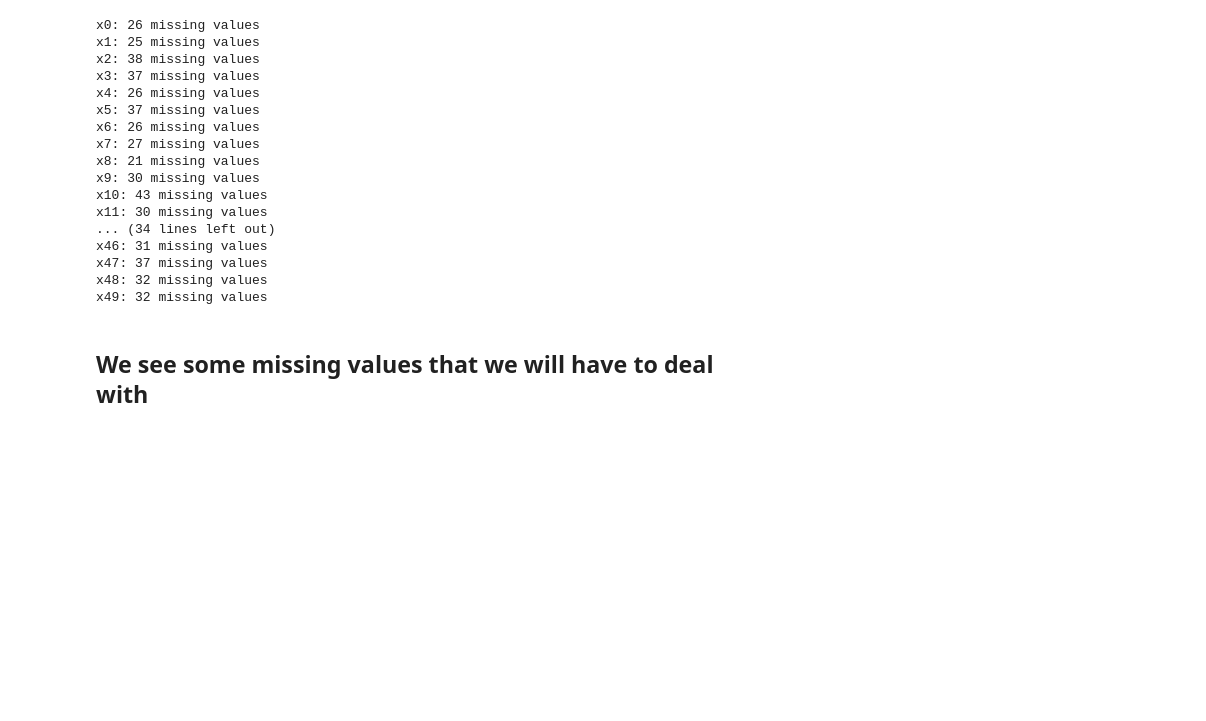
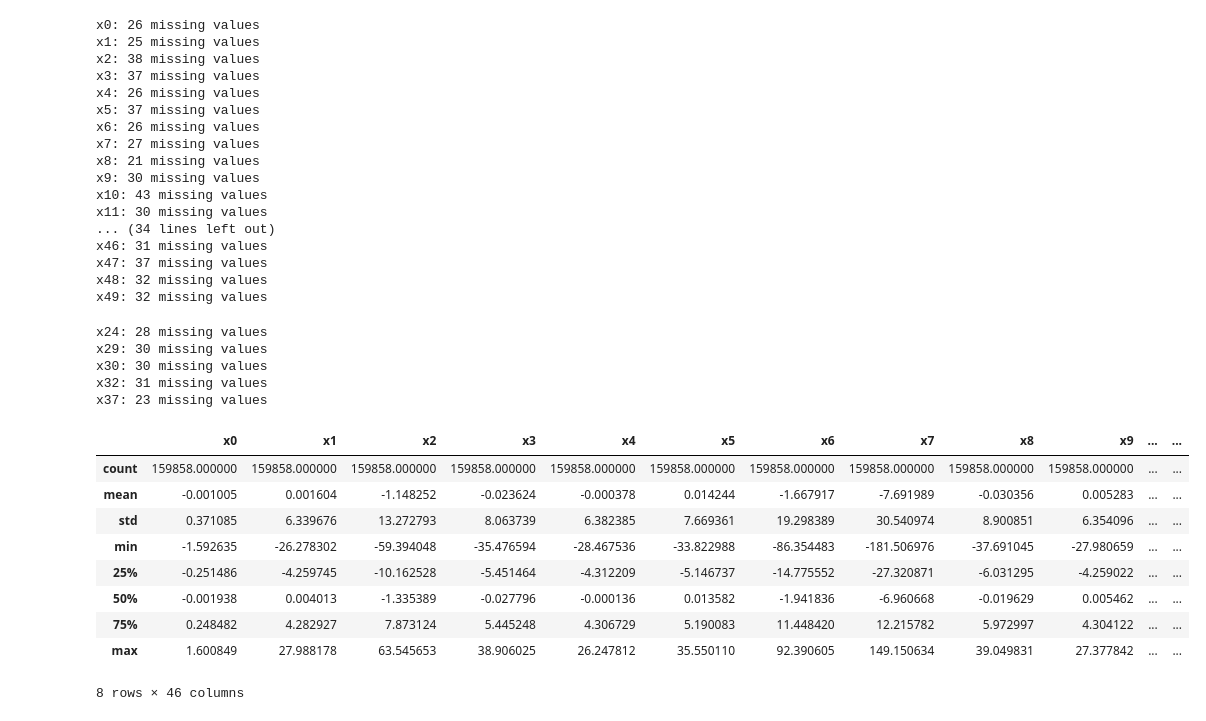
Before and after one commit to taddbackus/qtw, a Jupyter notebook: CS7/CS7.ipynb, the cells around one changed output. Saved outputs shown, nothing was run; the diff lists cells and outputs as text; code cells hidden in the pictures; blank space fills up the shorter version.

```diff
--- a/CS7/CS7.ipynb
+++ b/CS7/CS7.ipynb
@@ -76,5 +79,34 @@ x46: 31 missing values
 x47: 37 missing values
 x48: 32 missing values
 x49: 32 missing values
-# %% [markdown]
-## We see some missing values that we will have to deal with
+# %%
+float_columns = df.select_dtypes(include=['float64']).columns
+
+df[float_columns] = df[float_columns].fillna(df[float_columns].mean())
+
+missing_values = df.isnull().sum()
+
+for col in df.columns:
+    if missing_values[col] > 0:
+        print(f"{col}: {missing_values[col]} missing values")
+# %% [output]
+x24: 28 missing values
+x29: 30 missing values
+x30: 30 missing values
+x32: 31 missing values
+x37: 23 missing values
+# %%
+df_dropped = df.dropna()
+
+df_dropped.describe()
+# %% [output]
+|  | x0 | x1 | x2 | x3 | x4 | x5 | x6 | x7 | x8 | x9 | ... | ... |
+| count | 159858.000000 | 159858.000000 | 159858.000000 | 159858.000000 | 159858.000000 | 159858.000000 | 159858.000000 | 159858.000000 | 159858.000000 | 159858.000000 | ... | ... |
+| mean | -0.001005 | 0.001604 | -1.148252 | -0.023624 | -0.000378 | 0.014244 | -1.667917 | -7.691989 | -0.030356 | 0.005283 | ... | ... |
+| std | 0.371085 | 6.339676 | 13.272793 | 8.063739 | 6.382385 | 7.669361 | 19.298389 | 30.540974 | 8.900851 | 6.354096 | ... | ... |
+| min | -1.592635 | -26.278302 | -59.394048 | -35.476594 | -28.467536 | -33.822988 | -86.354483 | -181.506976 | -37.691045 | -27.980659 | ... | ... |
+| 25% | -0.251486 | -4.259745 | -10.162528 | -5.451464 | -4.312209 | -5.146737 | -14.775552 | -27.320871 | -6.031295 | -4.259022 | ... | ... |
+| 50% | -0.001938 | 0.004013 | -1.335389 | -0.027796 | -0.000136 | 0.013582 | -1.941836 | -6.960668 | -0.019629 | 0.005462 | ... | ... |
+| 75% | 0.248482 | 4.282927 | 7.873124 | 5.445248 | 4.306729 | 5.190083 | 11.448420 | 12.215782 | 5.972997 | 4.304122 | ... | ... |
+| max | 1.600849 | 27.988178 | 63.545653 | 38.906025 | 26.247812 | 35.550110 | 92.390605 | 149.150634 | 39.049831 | 27.377842 | ... | ... |
+8 rows × 46 columns
```
Also changed, not shown: parts of 16 cells of this notebook.
